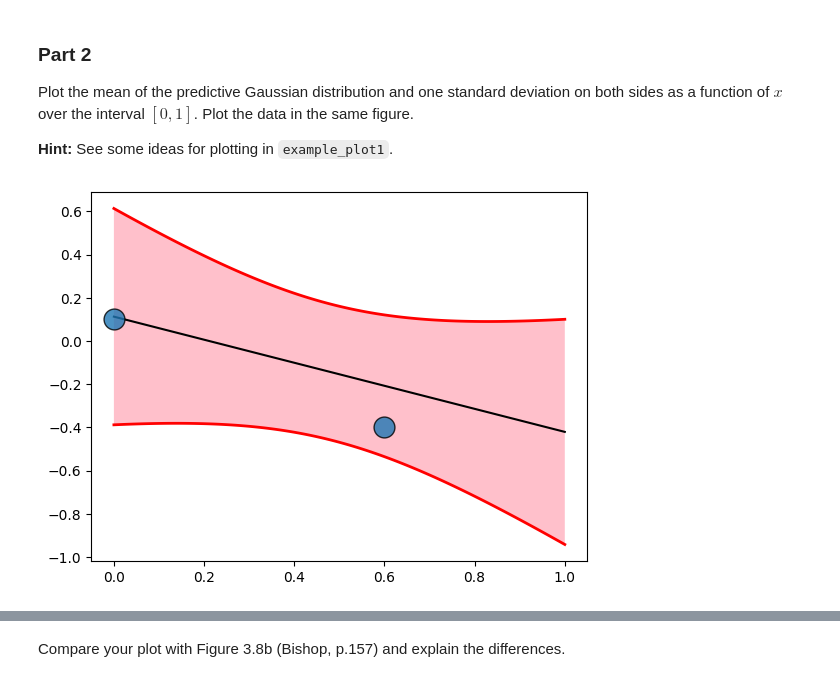
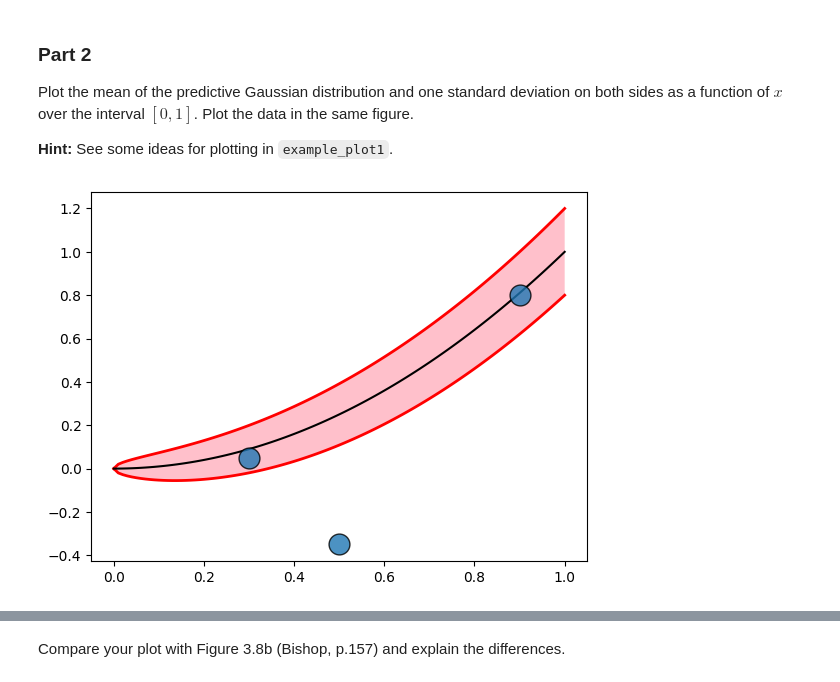
Before and after one commit to meraxion/SML24, a Jupyter notebook: SML24_as02/SML24_as02_2.ipynb, the cells around one changed output, grey strips where cells are left out. Saved outputs shown, nothing was run; the diff lists cells and outputs as text; code cells hidden in the pictures.

```diff
--- a/SML24_as02/SML24_as02_2.ipynb
+++ b/SML24_as02/SML24_as02_2.ipynb
@@ -122,25 +127,26 @@ Plot the mean of the predictive Gaussian distribution and one standard deviation
 # %%
 def example_plot1(x):
     """
     Example for plotting a function with data points, mean and standard deviation.
     x: array of points over the interval[0, 1], e.g., x = np.linspace(0, 1, 101)
     """
-    # with our mx and sx
-    Xn = np.array([0., 0.6])
-    Tn = np.array([0.1, -0.4])
-    mx = calc_mx(x)
-    sx = np.sqrt(calc_s2x(x))
+    # Generate some bogus data and predictive distribution, for illustration purposes.
+    # You should use your own data, functions, and std. dev!
+    Xn = np.array([0.3, 0.5, 0.9])
+    Tn = np.array([0.05, -0.35, 0.8])
+    mx = x**2
+    sx = 0.2 * np.sqrt(x)
 
     plt.figure(1)
     # first the m(x) +/- s(x) areas (no line)
     plt.fill_between(x, mx - sx, mx + sx, facecolor = 'pink')
     # the lines for the predictive mean m(x) and deviation s(x) around it
     plt.plot(x, mx + sx, 'r', linewidth = 2)
     plt.plot(x, mx - sx, 'r', linewidth = 2)
     plt.plot(x, mx, 'k')
     # circle the data points
     plt.plot(Xn, Tn, 'o', markeredgecolor = 'black', alpha = 0.8, linewidth = 2, markersize = 15)
 
 example_plot1(x)
 # %% [output]
-[figure, old version]
+[figure, new version]
```
Also changed, not shown: parts of 6 cells of this notebook.
